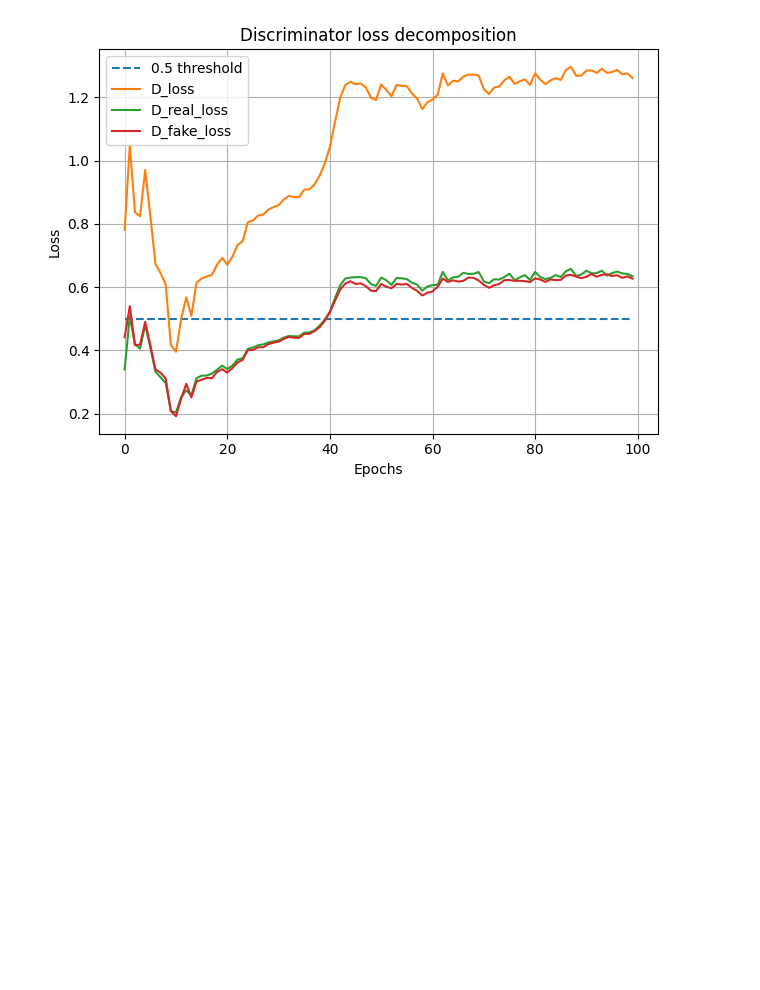
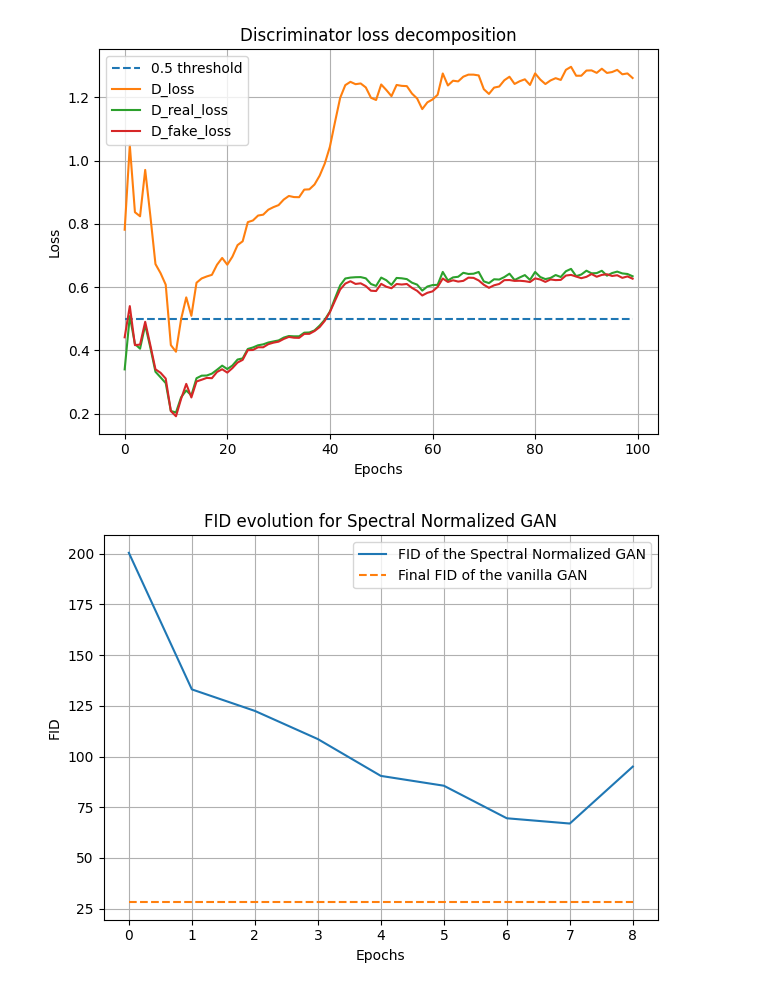
Before and after one commit to metlouf/playing_with_gans, a Jupyter notebook: test.ipynb, the cells around one changed output. Saved outputs shown, nothing was run; the diff lists cells and outputs as text; code cells hidden in the pictures; blank space fills up the shorter version.

```diff
--- a/test.ipynb
+++ b/test.ipynb
@@ -49,3 +49,20 @@ plt.legend()
 # %% [output]
 <matplotlib.legend.Legend at 0x...>
 [figure]
+# %%
+import json
+
+with open('metrics/spec_log/20241031-104200.json') as f:
+    data = json.load(f)
+
+FID = [data[i][2] for i in range(1, len(data))]
+plt.plot(FID, label = 'FID of the Spectral Normalized GAN')
+plt.plot(28.15 * np.ones(len(FID)), '--', label = 'Final FID of the vanilla GAN')
+plt.grid()
+plt.legend()
+plt.title('FID evolution for Spectral Normalized GAN')
+plt.xlabel('Epochs')
+plt.ylabel('FID')
+plt.tight_layout()
+# %% [output]
+[figure, added]
```
Also changed, not shown: parts of 7 cells of this notebook, 2 other files.
